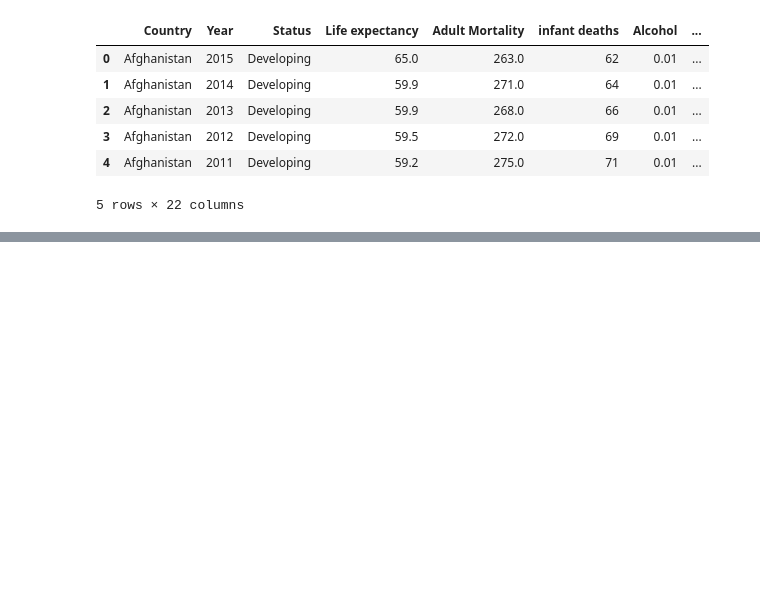
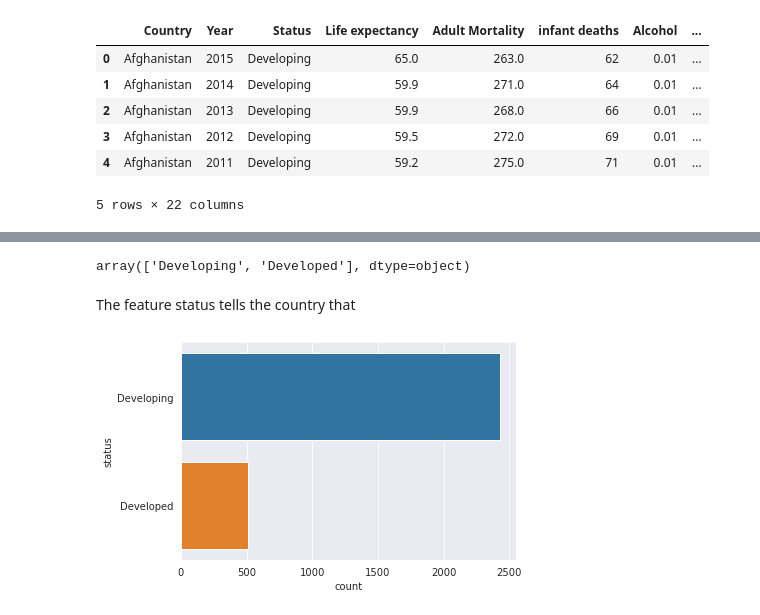
Before and after one commit to apache-21/Statistical_Analysis_factors_affecting_life_expectancy, a Jupyter notebook: exploratory_analysis/eda_on_life_expectancy_dataset.ipynb, the cells around one changed output, grey strips where cells are left out. Saved outputs shown, nothing was run; the diff lists cells and outputs as text; code cells hidden in the pictures; blank space fills up the shorter version.

```diff
--- a/exploratory_analysis/eda_on_life_expectancy_dataset.ipynb
+++ b/exploratory_analysis/eda_on_life_expectancy_dataset.ipynb
@@ -25,0 +106,11 @@ df.head()
+# %%
+df.status.unique()
+# %% [output]
+array(['Developing', 'Developed'], dtype=object)
+# %% [markdown]
+The feature status tells the country that
+# %%
+sns.countplot(y='status', data=df)
+plt.show()
+# %% [output]
+[figure, added]
```
Also changed, not shown: parts of 34 cells of this notebook, 2 other files.
